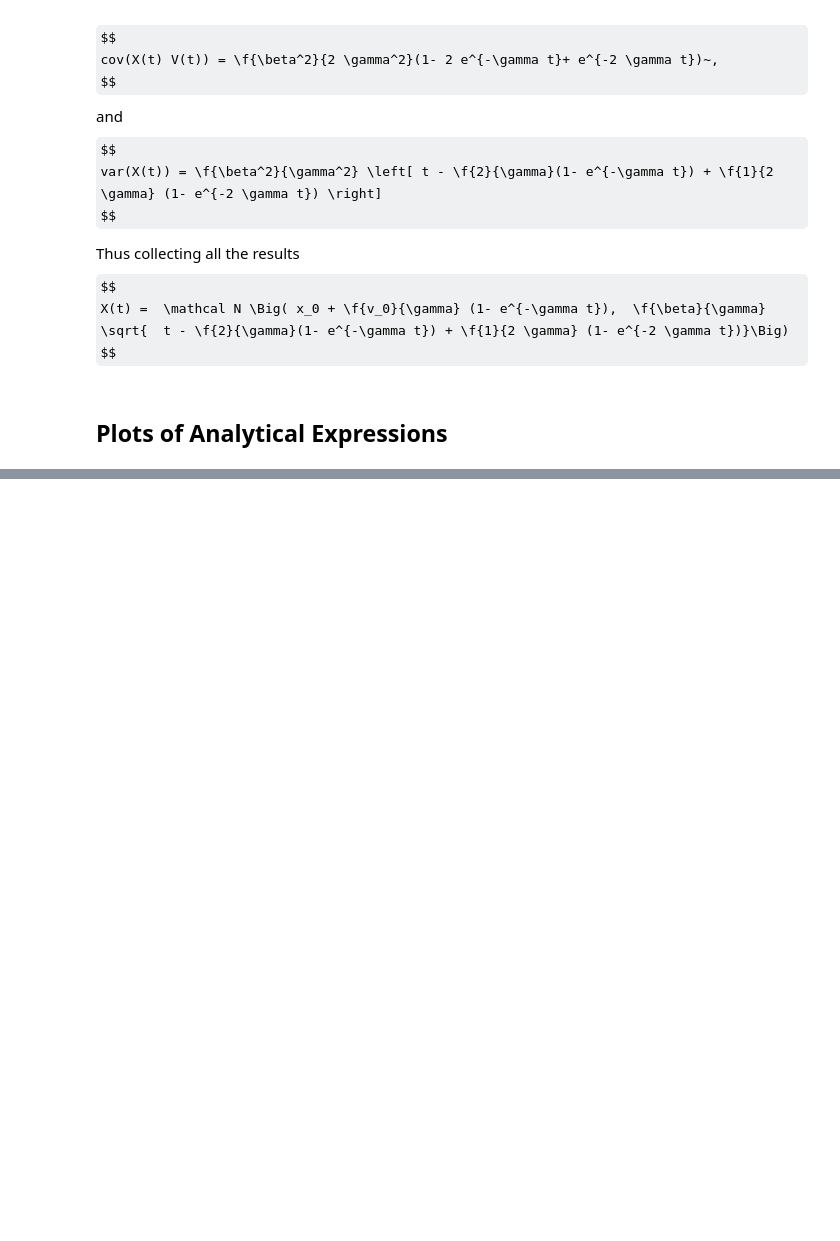
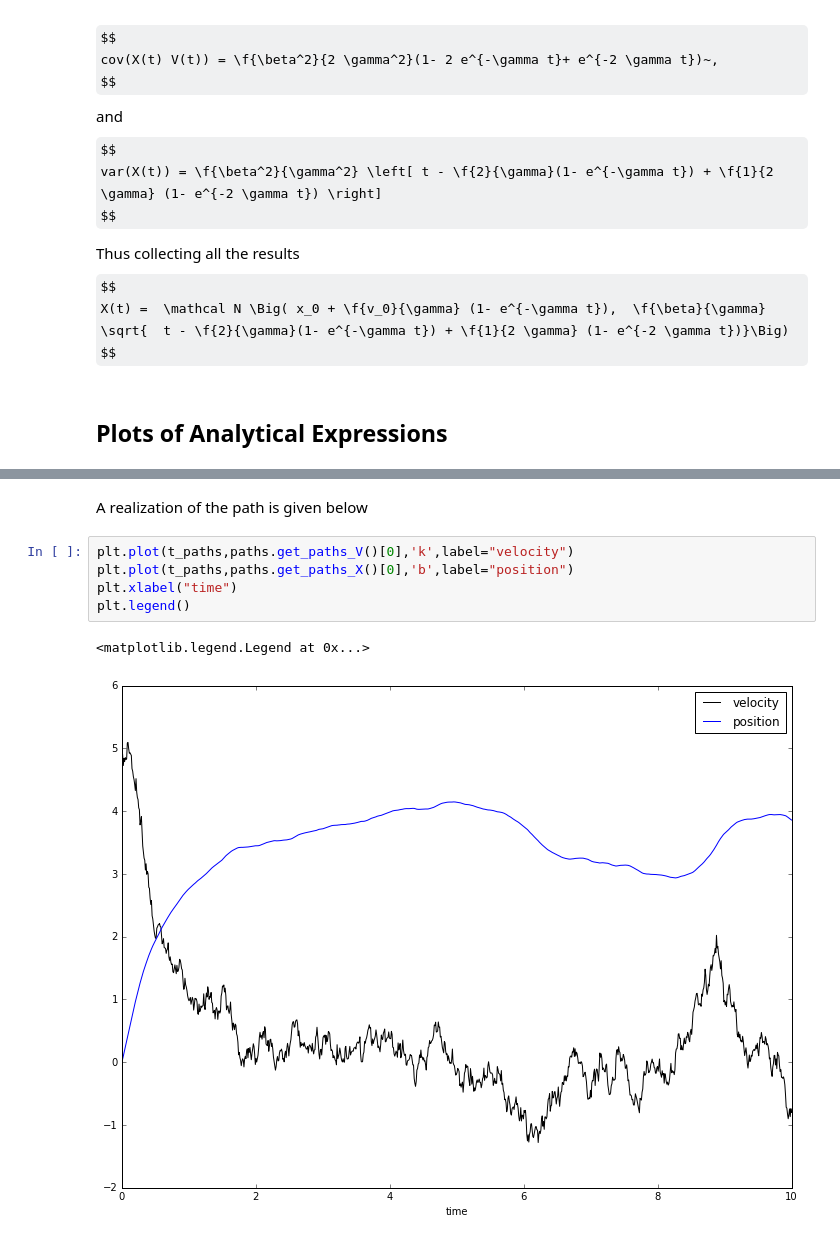
Before and after one commit to borundev/StochasticProcesses, a Jupyter notebook: Notes.ipynb, the cells around one changed output, grey strips where cells are left out. Drawn from its saved outputs; the diff is of its cells as text; some formulas as TeX source; blank space fills up the shorter version.

```diff
--- a/Notes.ipynb
+++ b/Notes.ipynb
@@ -184,0 +262,10 @@ plt.legend()
+# %% [markdown]
+A realization of the path is given below
+# %%
+plt.plot(t_paths,paths.get_paths_V()[0],'k',label="velocity")
+plt.plot(t_paths,paths.get_paths_X()[0],'b',label="position")
+plt.xlabel("time")
+plt.legend()
+# %% [output]
+<matplotlib.legend.Legend at 0x...>
+[figure, added]
```
Also changed, not shown: parts of 3 cells of this notebook.
